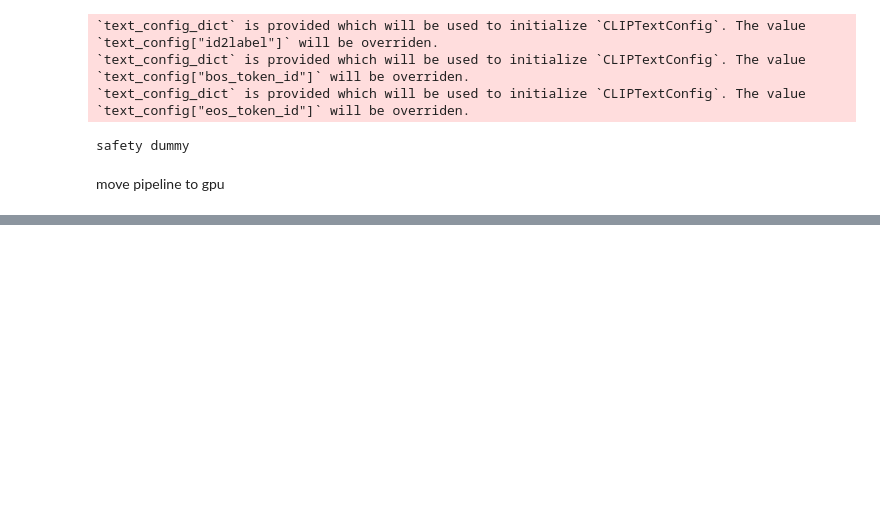
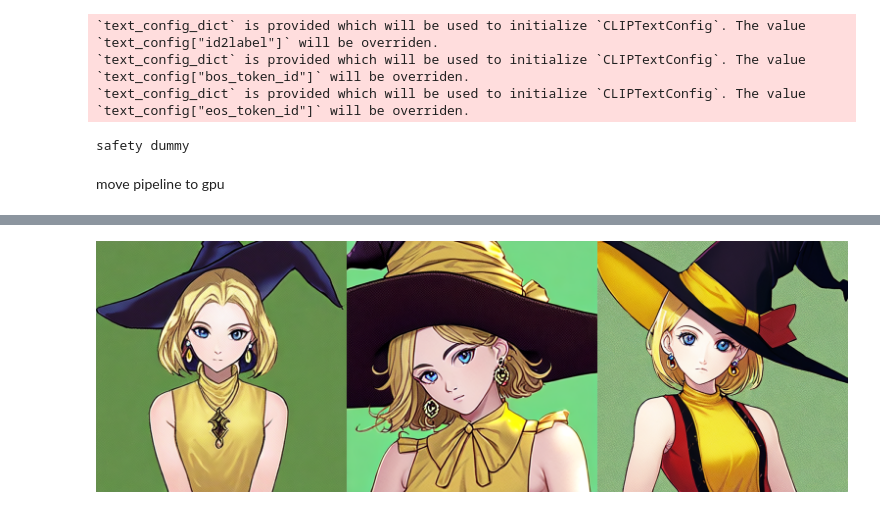
Before and after one commit to nugroho-s/diffusions-notebook, a Jupyter notebook: waifu_diffusion.ipynb, the cells around one changed output, grey strips where cells are left out. Saved outputs shown, nothing was run; the diff lists cells and outputs as text; code cells hidden in the pictures; blank space fills up the shorter version.

```diff
--- a/waifu_diffusion.ipynb
+++ b/waifu_diffusion.ipynb
@@ -53,0 +56,24 @@ pipe(prompt = prompt, negative_prompt=negative_prompt, guidance_scale=10, num_in
+# %%
+from PIL import Image
+
+def image_grid(imgs, rows, cols):
+    assert len(imgs) == rows*cols
+
+    w, h = imgs[0].size
+    grid = Image.new('RGB', size=(cols*w, rows*h))
+    grid_w, grid_h = grid.size
+
+    for i, img in enumerate(imgs):
+        grid.paste(img, box=(i%cols*w, i//cols*h))
+    return grid
+# %%
+num_images = 3
+prompt = ["1girl, blue eyes, blonde hair, closed mouth, earrings, green background, witch hat, jewelry, looking at viewer, sleeveless shirt, short hair, simple background, solo, upper body, yellow shirt"] * num_images
+negative_prompt = ["ugly, blur"] * 3
+
+images = pipe(prompt=prompt, negative_prompt=negative_prompt, guidance_scale=8.5, num_inference_steps=100, height=512, width=512).images
+
+grid = image_grid(images, rows=1, cols=3)
+grid
+# %% [output]
+[figure, added]
```
Also changed, not shown: parts of 3 cells of this notebook.
